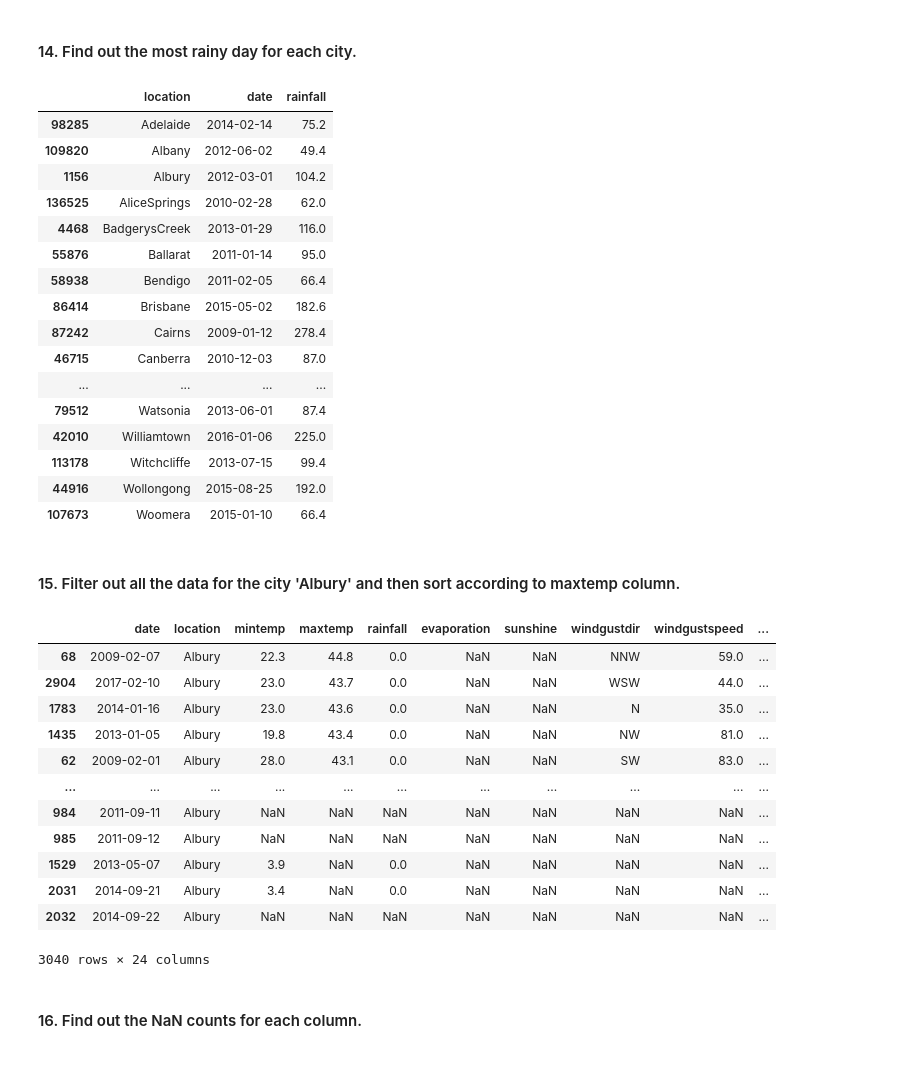
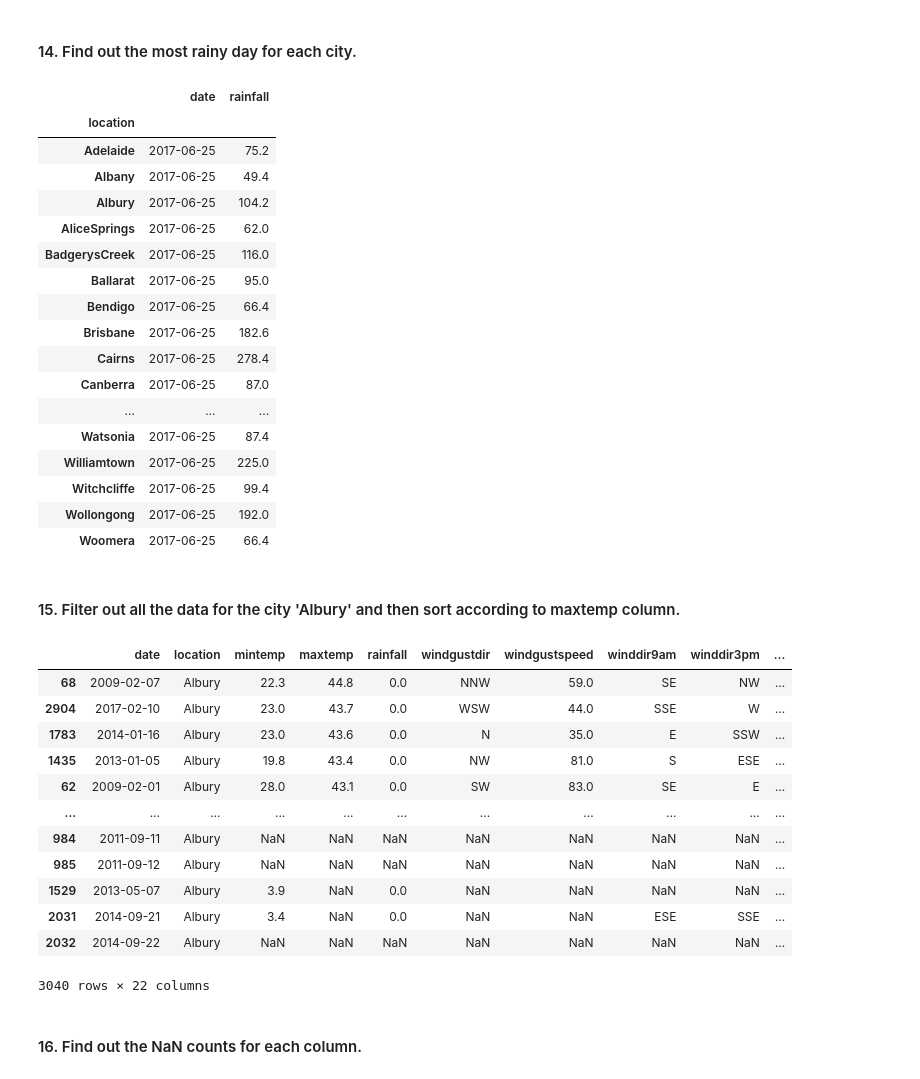
Before and after one commit to mdurular/Data-Analysis, a Jupyter notebook: 3. Weekly Group Working/week-2-student.ipynb, the cells around one changed output. Cells and saved outputs as stored; diff of their text form; code cells hidden in the pictures.

```diff
--- a/3. Weekly Group Working/week-2-student.ipynb
+++ b/3. Weekly Group Working/week-2-student.ipynb
@@ -190,4 +206,9 @@ Index(['date', 'location', 'mintemp', 'maxtemp', 'rainfall', 'evaporation',
 # %% [markdown]
 #### 10.	Change all the No values to NoRain and all the Yes values to Rain in raintoday and raintomorrow columns.
 # %%
-# ...
+df.raintoday.replace('No', 'noRain', inplace=True)
+df.raintomorrow.replace('No', 'noRain', inplace=True)
+df.raintoday.replace('Yes', 'Rain', inplace=True)
+df.raintomorrow.replace('Yes', 'Rain', inplace=True)
+
+df['raintoday'].sample(20)
@@ -194,4 +233,6 @@ Index(['date', 'location', 'mintemp', 'maxtemp', 'rainfall', 'evaporation',
 # %% [markdown]
 #### 11.	Change the data type of "date" (object) column to datetime64 and reformat the date as DD/MM/YYYY.
 # %%
-# ...
+df["date"] = pd.to_datetime(df["date"])
+df["date"] = df["date"].dt.strftime('%d/%m/%Y')
+df["date"]
@@ -198,7 +252,8 @@ Index(['date', 'location', 'mintemp', 'maxtemp', 'rainfall', 'evaporation',
 # %% [markdown]
 #### 12.	Create a new column called "difference", calculate the difference between maxtemp and mintemp columns for each row, and store the value in this new column.
 # %%
-# ...
+df['difference'] = df.maxtemp -df.mintemp
+df
 # %% [output]
 |  | date | location | mintemp | maxtemp | rainfall | evaporation | sunshine | windgustdir | windgustspeed | ... |
 | 0 | 2008-12-01 | Albury | 13.4 | 22.9 | 0.6 | NaN | NaN | W | 44.0 | ... |
@@ -210,7 +271,8 @@ Index(['date', 'location', 'mintemp', 'maxtemp', 'rainfall', 'evaporation',
 # %% [markdown]
 #### 13.	Remove the evaporation and sunshine columns from the dataset permanently.
 # %%
-# ...
+df.drop(['evaporation', 'sunshine'], axis=1, inplace=True)
+df
 # %% [output]
 |  | date | location | mintemp | maxtemp | rainfall | windgustdir | windgustspeed | winddir9am | winddir3pm | ... |
 | 0 | 2008-12-01 | Albury | 13.4 | 22.9 | 0.6 | W | 44.0 | W | WNW | ... |
@@ -222,43 +290,45 @@ Index(['date', 'location', 'mintemp', 'maxtemp', 'rainfall', 'evaporation',
 # %% [markdown]
 #### 14.	Find out the most rainy day for each city.
 # %%
-# ...
+df[["location","date","rainfall"]].groupby("location")[["date","rainfall"]].max()
 # %% [output]
-|  | location | date | rainfall |
-| 98285 | Adelaide | 2014-02-14 | 75.2 |
-| 109820 | Albany | 2012-06-02 | 49.4 |
-| 1156 | Albury | 2012-03-01 | 104.2 |
-| 136525 | AliceSprings | 2010-02-28 | 62.0 |
-| 4468 | BadgerysCreek | 2013-01-29 | 116.0 |
-| 55876 | Ballarat | 2011-01-14 | 95.0 |
-| 58938 | Bendigo | 2011-02-05 | 66.4 |
-| 86414 | Brisbane | 2015-05-02 | 182.6 |
-| 87242 | Cairns | 2009-01-12 | 278.4 |
-| 46715 | Canberra | 2010-12-03 | 87.0 |
-| ... | ... | ... | ... |
-| 79512 | Watsonia | 2013-06-01 | 87.4 |
-| 42010 | Williamtown | 2016-01-06 | 225.0 |
-| 113178 | Witchcliffe | 2013-07-15 | 99.4 |
-| 44916 | Wollongong | 2015-08-25 | 192.0 |
-| 107673 | Woomera | 2015-01-10 | 66.4 |
+|  | date | rainfall |
+| location |  |  |
+| Adelaide | 2017-06-25 | 75.2 |
+| Albany | 2017-06-25 | 49.4 |
+| Albury | 2017-06-25 | 104.2 |
+| AliceSprings | 2017-06-25 | 62.0 |
+| BadgerysCreek | 2017-06-25 | 116.0 |
+| Ballarat | 2017-06-25 | 95.0 |
+| Bendigo | 2017-06-25 | 66.4 |
+| Brisbane | 2017-06-25 | 182.6 |
+| Cairns | 2017-06-25 | 278.4 |
+| Canberra | 2017-06-25 | 87.0 |
+| ... | ... | ... |
+| Watsonia | 2017-06-25 | 87.4 |
+| Williamtown | 2017-06-25 | 225.0 |
+| Witchcliffe | 2017-06-25 | 99.4 |
+| Wollongong | 2017-06-25 | 192.0 |
+| Woomera | 2017-06-25 | 66.4 |
 # %% [markdown]
 #### 15.	Filter out all the data for the city 'Albury' and then sort according to maxtemp column.
 # %%
-# ...
+df2 =df[df.location == 'Albury']
+df2.sort_values(by=['maxtemp'],ascending=False)
 # %% [output]
-|  | date | location | mintemp | maxtemp | rainfall | evaporation | sunshine | windgustdir | windgustspeed | ... |
-| 68 | 2009-02-07 | Albury | 22.3 | 44.8 | 0.0 | NaN | NaN | NNW | 59.0 | ... |
-| 2904 | 2017-02-10 | Albury | 23.0 | 43.7 | 0.0 | NaN | NaN | WSW | 44.0 | ... |
-| 1783 | 2014-01-16 | Albury | 23.0 | 43.6 | 0.0 | NaN | NaN | N | 35.0 | ... |
-| 1435 | 2013-01-05 | Albury | 19.8 | 43.4 | 0.0 | NaN | NaN | NW | 81.0 | ... |
-| 62 | 2009-02-01 | Albury | 28.0 | 43.1 | 0.0 | NaN | NaN | SW | 83.0 | ... |
+|  | date | location | mintemp | maxtemp | rainfall | windgustdir | windgustspeed | winddir9am | winddir3pm | ... |
+| 68 | 2009-02-07 | Albury | 22.3 | 44.8 | 0.0 | NNW | 59.0 | SE | NW | ... |
+| 2904 | 2017-02-10 | Albury | 23.0 | 43.7 | 0.0 | WSW | 44.0 | SSE | W | ... |
+| 1783 | 2014-01-16 | Albury | 23.0 | 43.6 | 0.0 | N | 35.0 | E | SSW | ... |
+| 1435 | 2013-01-05 | Albury | 19.8 | 43.4 | 0.0 | NW | 81.0 | S | ESE | ... |
+| 62 | 2009-02-01 | Albury | 28.0 | 43.1 | 0.0 | SW | 83.0 | SE | E | ... |
 | ... | ... | ... | ... | ... | ... | ... | ... | ... | ... | ... |
 | 984 | 2011-09-11 | Albury | NaN | NaN | NaN | NaN | NaN | NaN | NaN | ... |
 | 985 | 2011-09-12 | Albury | NaN | NaN | NaN | NaN | NaN | NaN | NaN | ... |
 | 1529 | 2013-05-07 | Albury | 3.9 | NaN | 0.0 | NaN | NaN | NaN | NaN | ... |
-| 2031 | 2014-09-21 | Albury | 3.4 | NaN | 0.0 | NaN | NaN | NaN | NaN | ... |
+| 2031 | 2014-09-21 | Albury | 3.4 | NaN | 0.0 | NaN | NaN | ESE | SSE | ... |
 | 2032 | 2014-09-22 | Albury | NaN | NaN | NaN | NaN | NaN | NaN | NaN | ... |
-3040 rows × 24 columns
+3040 rows × 22 columns
 # %% [markdown]
 #### 16.	Find out the NaN counts for each column.
 # %%
```
Also changed, not shown: parts of 22 cells of this notebook, 3 other files.
